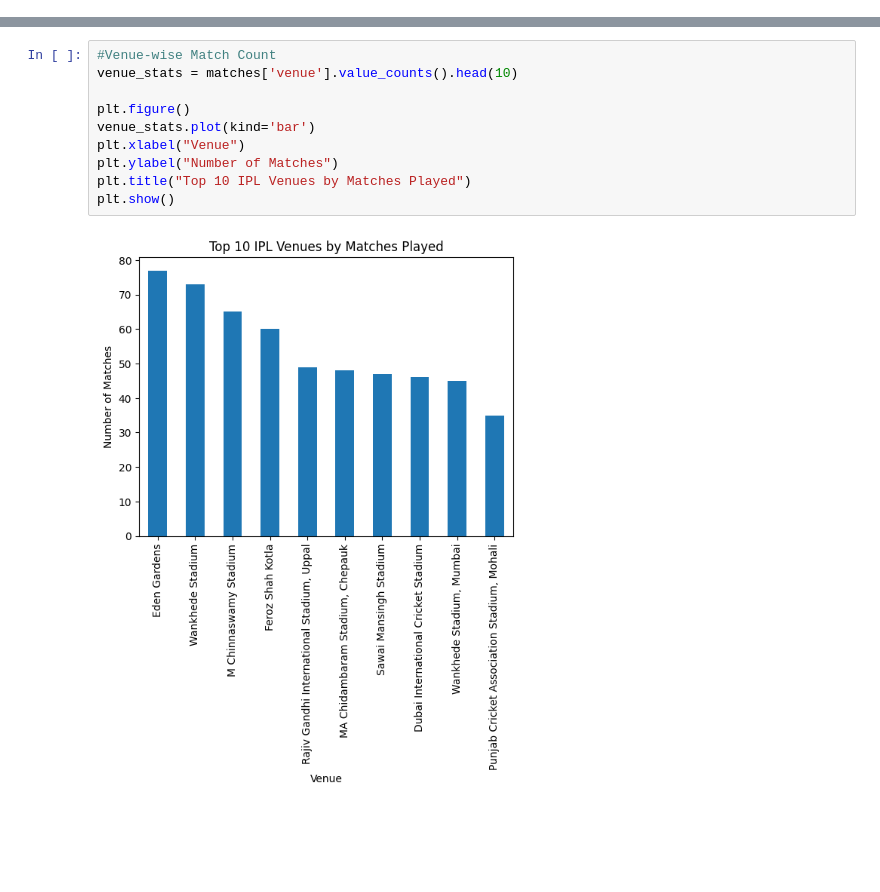
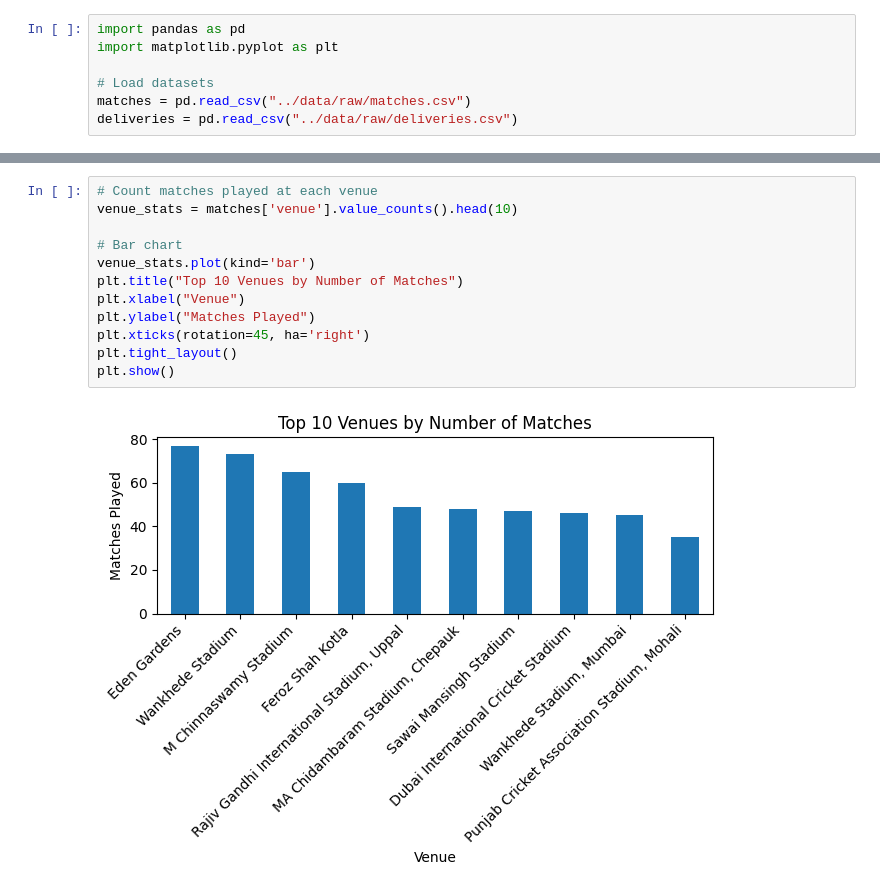
Before and after one commit to chinthakuntaharini/AI_Cricket_Player_Performance_Prediction, a Jupyter notebook: 01_EDA.ipynb, the cells around one changed output, grey strips where cells are left out. Cells and saved outputs as stored; diff of their text form; blank space fills up the shorter version.

```diff
--- a/01_EDA.ipynb
+++ b/01_EDA.ipynb
@@ -134,0 +120,7 @@ plt.show()
+# %%
+import pandas as pd
+import matplotlib.pyplot as plt
+
+# Load datasets
+matches = pd.read_csv("../data/raw/matches.csv")
+deliveries = pd.read_csv("../data/raw/deliveries.csv")
@@ -135,12 +157,14 @@ plt.show()
 # %%
-#Venue-wise Match Count
+# Count matches played at each venue
 venue_stats = matches['venue'].value_counts().head(10)
 
-plt.figure()
+# Bar chart
 venue_stats.plot(kind='bar')
+plt.title("Top 10 Venues by Number of Matches")
 plt.xlabel("Venue")
-plt.ylabel("Number of Matches")
-plt.title("Top 10 IPL Venues by Matches Played")
+plt.ylabel("Matches Played")
+plt.xticks(rotation=45, ha='right')
+plt.tight_layout()
 plt.show()
 # %% [output]
-[figure, old version]
+[figure, new version]
```
Also changed, not shown: parts of 27 cells of this notebook.
